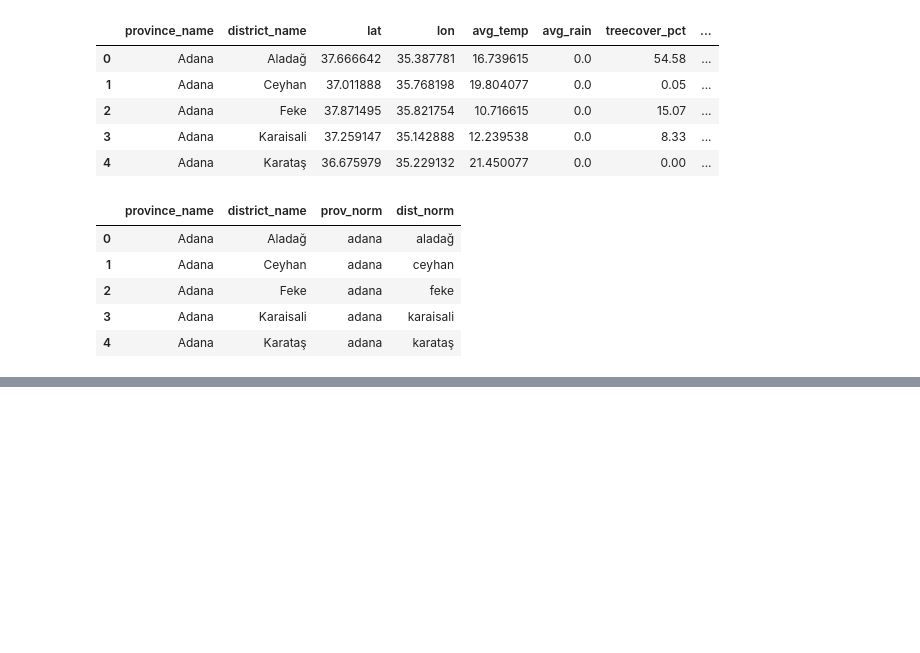
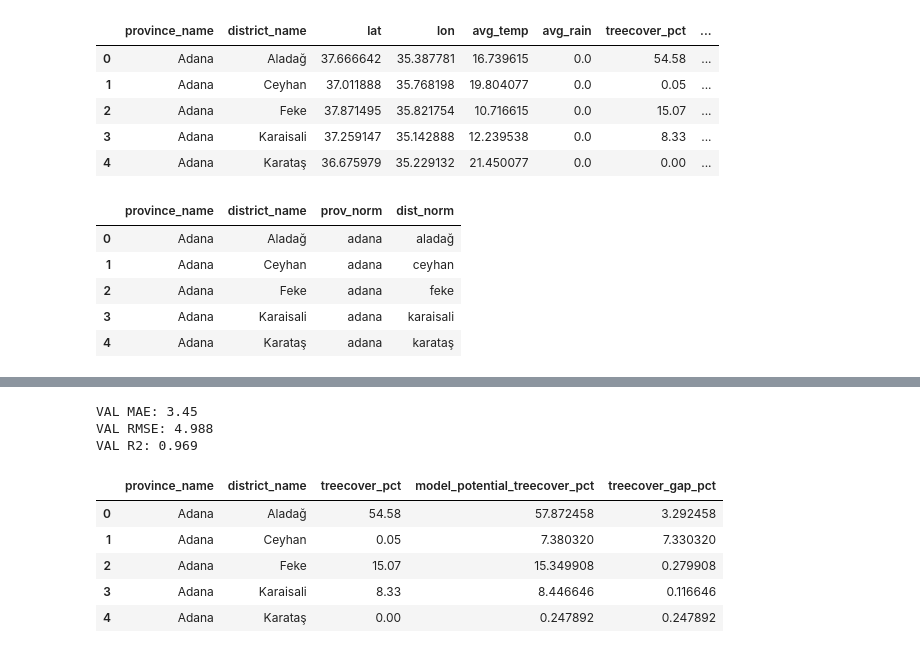
Before and after one commit to Eminetass/greensense-ai, a Jupyter notebook: notebooks/07_final_model_and_lookup.ipynb, the cells around one changed output, grey strips where cells are left out. Drawn from its saved outputs; the diff is of its cells as text; code cells hidden in the pictures; blank space fills up the shorter version.

```diff
--- a/notebooks/07_final_model_and_lookup.ipynb
+++ b/notebooks/07_final_model_and_lookup.ipynb
@@ -91,0 +145,9 @@ FileNotFoundError: Shapefile bulunamadı: ..\data\raw\admin_boundaries_gadm41_TU
+# %%
+if "missing_treecover_pct" in df.columns:
+    well = df[df["missing_treecover_pct"] <= 5].copy()
+else:
+    # fallback: mevcut treecover'ı yüksek olanlar "iyi ormanlı" kabul
+    well = df[df["treecover_pct"] >= 70].copy()
+
+print("Eğitim (iyi ormanlı) satır:", len(well))
+well[["province_name","district_name","treecover_pct"]].head()
@@ -91,0 +162,15 @@ FileNotFoundError: Shapefile bulunamadı: ..\data\raw\admin_boundaries_gadm41_TU
+# %%
+# Modelde KULLANILMAYAN kolonlar:
+ID_COLS = ["province_name","district_name","prov_norm","dist_norm","lat","lon"]
+
+# Zorunlu hedef
+TARGET = "treecover_pct"
+
+# Aday feature kolonları: sayısal olanlardan seç
+numeric_cols = [c for c in df.columns if pd.api.types.is_numeric_dtype(df[c])]
+
+# Hedef ve istemediğimizleri çıkar
+feature_cols = [c for c in numeric_cols if c not in [TARGET] and c not in ["area_ha"]]
+
+print("Kullanılan feature sayısı:", len(feature_cols))
+feature_cols[:30], "..."
@@ -91,0 +247,4 @@ FileNotFoundError: Shapefile bulunamadı: ..\data\raw\admin_boundaries_gadm41_TU
+# %%
+best_name = sorted(cv_results.keys(), key=lambda k: (cv_results[k]["rmse_mean"], -cv_results[k]["r2_mean"]))[0]
+best_base_model = models[best_name]
+print("CV'ye göre en iyi:", best_name, cv_results[best_name])
@@ -91,0 +300,31 @@ FileNotFoundError: Shapefile bulunamadı: ..\data\raw\admin_boundaries_gadm41_TU
+# %%
+val_pred = best_pipe.predict(X_val)
+mae = mean_absolute_error(y_val, val_pred)
+rmse = mean_squared_error(y_val, val_pred) ** 0.5
+r2 = r2_score(y_val, val_pred)
+
+print("VAL MAE:", round(mae,3))
+print("VAL RMSE:", round(rmse,3))
+print("VAL R2:", round(r2,3))
+# %% [output]
+VAL MAE: 3.45
+VAL RMSE: 4.988
+VAL R2: 0.969
+# %%
+X_all = df[feature_cols].copy()
+df["model_potential_treecover_pct"] = best_pipe.predict(X_all)
+
+# mantıksal sınır: 0-100
+df["model_potential_treecover_pct"] = df["model_potential_treecover_pct"].clip(0, 100)
+
+# gap: potansiyel - mevcut (negatifse 0)
+df["treecover_gap_pct"] = (df["model_potential_treecover_pct"] - df["treecover_pct"]).clip(lower=0, upper=100)
+
+df[["province_name","district_name","treecover_pct","model_potential_treecover_pct","treecover_gap_pct"]].head()
+# %% [output]
+|  | province_name | district_name | treecover_pct | model_potential_treecover_pct | treecover_gap_pct |
+| 0 | Adana | Aladağ | 54.58 | 57.872458 | 3.292458 |
+| 1 | Adana | Ceyhan | 0.05 | 7.380320 | 7.330320 |
+| 2 | Adana | Feke | 15.07 | 15.349908 | 0.279908 |
+| 3 | Adana | Karaisali | 8.33 | 8.446646 | 0.116646 |
+| 4 | Adana | Karataş | 0.00 | 0.247892 | 0.247892 |
```
Also changed, not shown: parts of 12 cells of this notebook, 3 other files.
